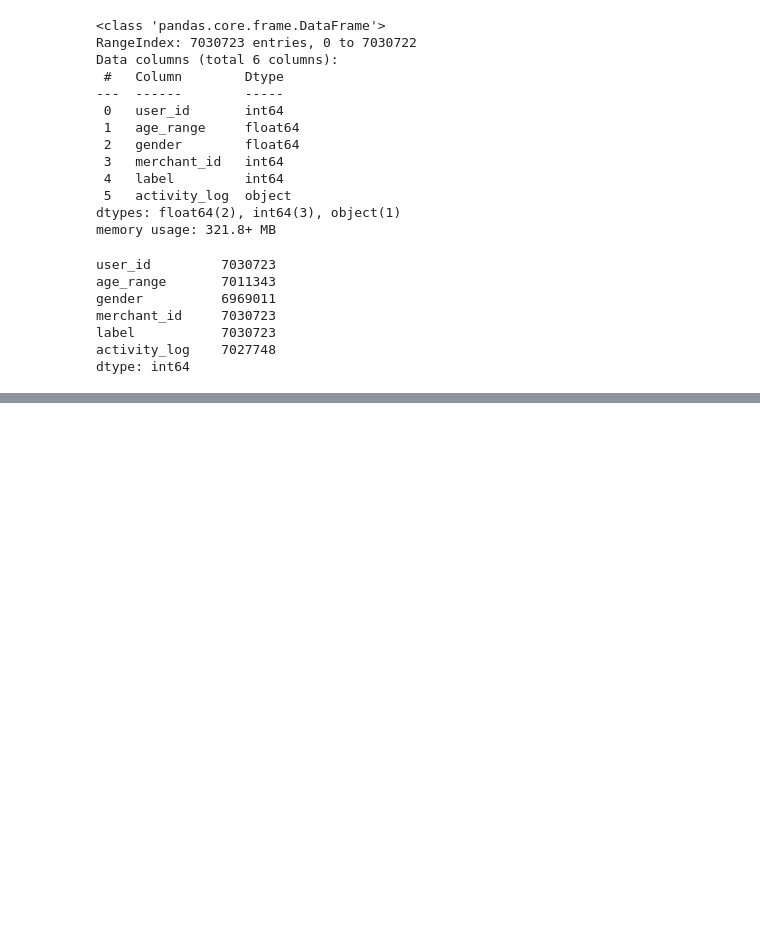
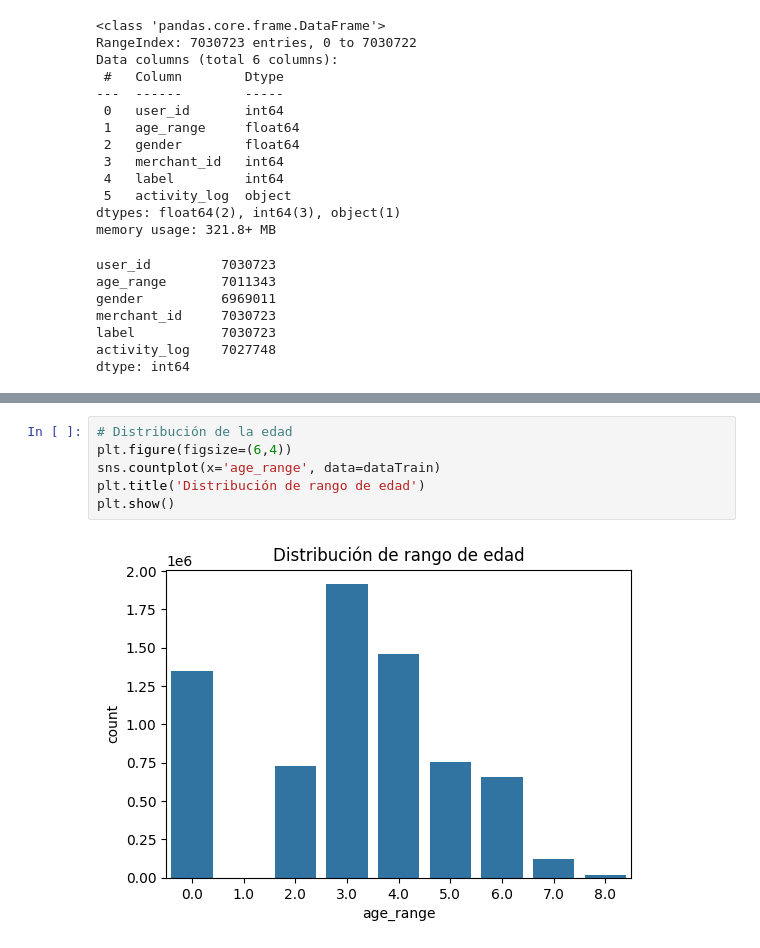
Before and after one commit to Dahernandezsilve/P2DataScience, a Jupyter notebook: Proyecto2.ipynb, the cells around one changed output, grey strips where cells are left out. Saved outputs shown, nothing was run; the diff lists cells and outputs as text; blank space fills up the shorter version.

```diff
--- a/Proyecto2.ipynb
+++ b/Proyecto2.ipynb
@@ -91,0 +109,8 @@ dtype: int64
+# %%
+# Distribución de la edad
+plt.figure(figsize=(6,4))
+sns.countplot(x='age_range', data=dataTrain)
+plt.title('Distribución de rango de edad')
+plt.show()
+# %% [output]
+[figure, added]
```
Also changed, not shown: parts of 8 cells of this notebook.
